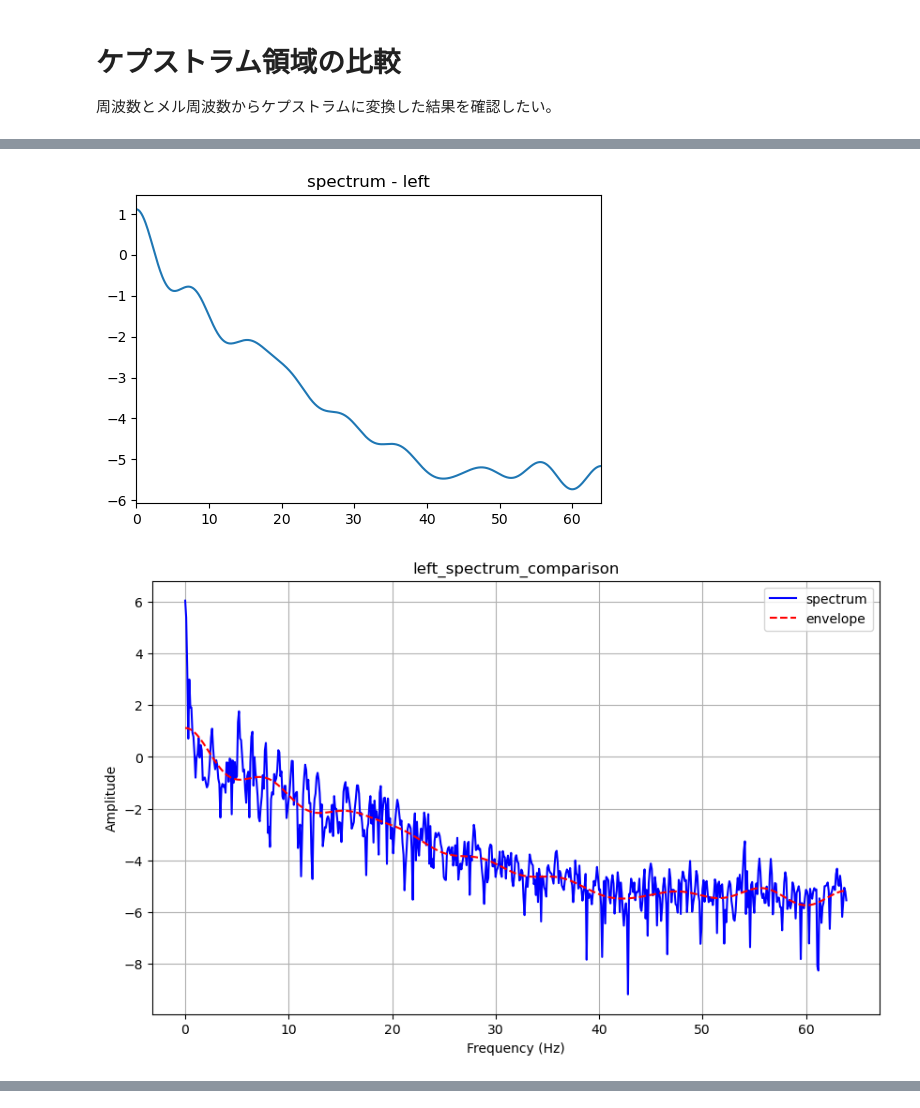
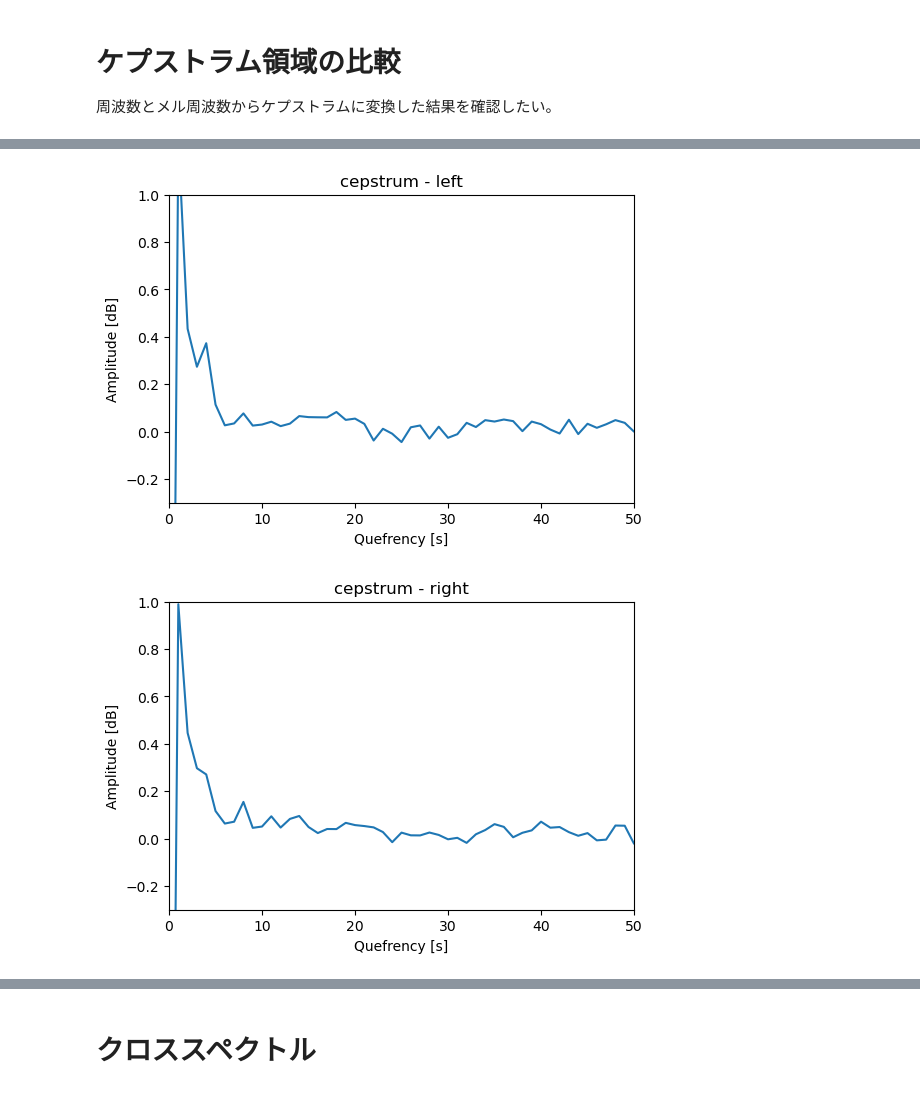
Before and after one commit to tetdarth/signal-processing-for-GMRF, a Jupyter notebook: src/exp_spectrogram.ipynb, the cells around one changed output, grey strips where cells are left out. Saved outputs shown, nothing was run; the diff lists cells and outputs as text; code cells hidden in the pictures.

```diff
--- a/src/exp_spectrogram.ipynb
+++ b/src/exp_spectrogram.ipynb
@@ -15,9 +7,7 @@ import pandas as pd
 import utills.datapath as dpath
 
 # 被験者データ
-tester = dpath.LMH.M001.value.ka_center
-start = 180
-end = 480
+tester = dpath.LMH.H003.value.st_center
 
 # pandasでcsvを読み込み
 wave = pd.read_csv(".."/tester.value/"wave.csv", names=["L", "R", "L_gain", "R_gain"])
@@ -204,10 +195,7 @@ plt.show()
 # ケプストラム領域の比較
 周波数とメル周波数からケプストラムに変換した結果を確認したい。
 # %%
-start = 120
-end = start + 1
-
-wave_l, wave_r = left[1280*start:1280*end], right[1280*start:1280*end]
+wave_l, wave_r = left_part, right_part
 wave_l, wave_r = c.normalize(wave_l, wave_r)
 han = np.hanning(len(wave_l))     # ハン窓
 wave_l *= han
@@ -215,45 +203,71 @@ wave_r *= han
 spectrum_l, spectrum_r = np.abs(np.fft.fft(wave_l)), np.abs(np.fft.fft(wave_r))
 spectrum_l, spectrum_r = np.log(spectrum_l), np.log(spectrum_r)
 
-spectrum_l_fitted = spectrum_l - pp.fit(spectrum_l)
-spectrum_r_fitted = spectrum_r - pp.fit(spectrum_r)
+spectrum_l_fitted = spectrum_l - pp.fit_polynomial(spectrum_l, 4)
+spectrum_r_fitted = spectrum_r - pp.fit_polynomial(spectrum_r, 4)
 
-# spectrum_l[0:10] *= 1e-10
-# spectrum_r[0:10] *= 1e-10
+# spectrum_l[0:10] *= scale
+# spectrum_r[0:10] *= scale
 
 # ケプストラムに変換
-cepstrum_l = np.fft.ifft(spectrum_l)
-cepstrum_r = np.fft.ifft(spectrum_r)
+cepstrum_l = np.fft.ifft(spectrum_l).real
+cepstrum_r = np.fft.ifft(spectrum_r).real
 
-cutoff = 20
+cutoff = 50
 bandPathLifter = 'low'
+scale = 1e-10
 if bandPathLifter == 'high':
-    cepstrum_l[:cutoff] *= 1e-10
-    cepstrum_l[len(cepstrum_l)-cutoff-1:] *= 1e-10
+    cepstrum_l[:cutoff] *= scale
+    cepstrum_l[len(cepstrum_l)-cutoff-1:] *= scale
 elif bandPathLifter == 'low':
-    cepstrum_l[cutoff:len(cepstrum_l)-cutoff+1] *= 1e-10
+    cepstrum_l[cutoff:len(cepstrum_l)-cutoff+1] *= scale
 
 cep_to_spectrum_l = np.fft.fft(cepstrum_l)
-# cep_to_spectrum_l[0:10] *= 1e-10
+# cep_to_spectrum_l[0:10] *= scale
 
 plt.figure(figsize=(6, 4))
 plt.plot(np.arange(0, 128, 0.1), spectrum_l)
 plt.title("spectrum - left")
 plt.xlim(0, len(spectrum_l)//20)
+plt.xlabel('Frequency [Hz]')
+plt.ylabel('Amplitude [dB]')
+plt.show()
+
+plt.figure(figsize=(6, 4))
+plt.plot(np.arange(0, 128, 0.1), spectrum_r)
+plt.title("spectrum - right")
+plt.xlim(0, len(spectrum_l)//20)
+plt.xlabel('Frequency [Hz]')
+plt.ylabel('Amplitude [dB]')
 plt.show()
 
 plt.figure(figsize=(6, 4))
 plt.plot(np.arange(0, 1280), cepstrum_l.real)
-plt.xlim(0, 640)
-plt.title("cepstrum")
+plt.xlim(0, 50)
+plt.ylim(-0.3, 1.0)
+plt.title("cepstrum - left")
+plt.xlabel('Quefrency [s]')
+plt.ylabel('Amplitude [dB]')
+plt.show()
+
+plt.figure(figsize=(6, 4))
+plt.plot(np.arange(0, 1280), cepstrum_r.real)
+plt.xlim(0, 50)
+plt.ylim(-0.3, 1.0)
+plt.title("cepstrum - right")
+plt.xlabel('Quefrency [s]')
+plt.ylabel('Amplitude [dB]')
 plt.show()
 
 plt.figure(figsize=(6, 4))
 plt.plot(np.arange(0, 128, 0.1), cep_to_spectrum_l)
-plt.title("spectrum - left")
+plt.title("envelope - left")
 plt.xlim(0, len(cep_to_spectrum_l)//20)
+plt.xlabel('Frequency [Hz]')
+plt.ylabel('Amplitude [dB]')
 plt.show()
 
 pp.freq_plot(spectrum_l, cep_to_spectrum_l, 128, title='left_spectrum_comparison', legend=['spectrum', 'envelope'])
-pp.freq_plot(pp.fit(spectrum_l), cep_to_spectrum_l, 128, title='fitted - envelope', legend=['fitted', 'envelope'])
+pp.freq_plot(spectrum_l-pp.fit_polynomial(spectrum_l, 4) if bandPathLifter == 'high' else pp.fit_polynomial(spectrum_l, 4),
+             cep_to_spectrum_l, 128, title='fitted - envelope', legend=['fitted', 'envelope'])
 # %% [output]
@@ -262,2 +276,2 @@ pp.freq_plot(pp.fit(spectrum_l), cep_to_spectrum_l, 128, title='fitted - envelop
-[figure, old version]
+[figure, new version]
-[figure, old version]
+[figure, new version]
@@ -264,0 +281,2 @@ pp.freq_plot(pp.fit(spectrum_l), cep_to_spectrum_l, 128, title='fitted - envelop
+# %% [markdown]
+# クロススペクトル
```
Also changed, not shown: parts of 16 cells of this notebook, 57 other files.
